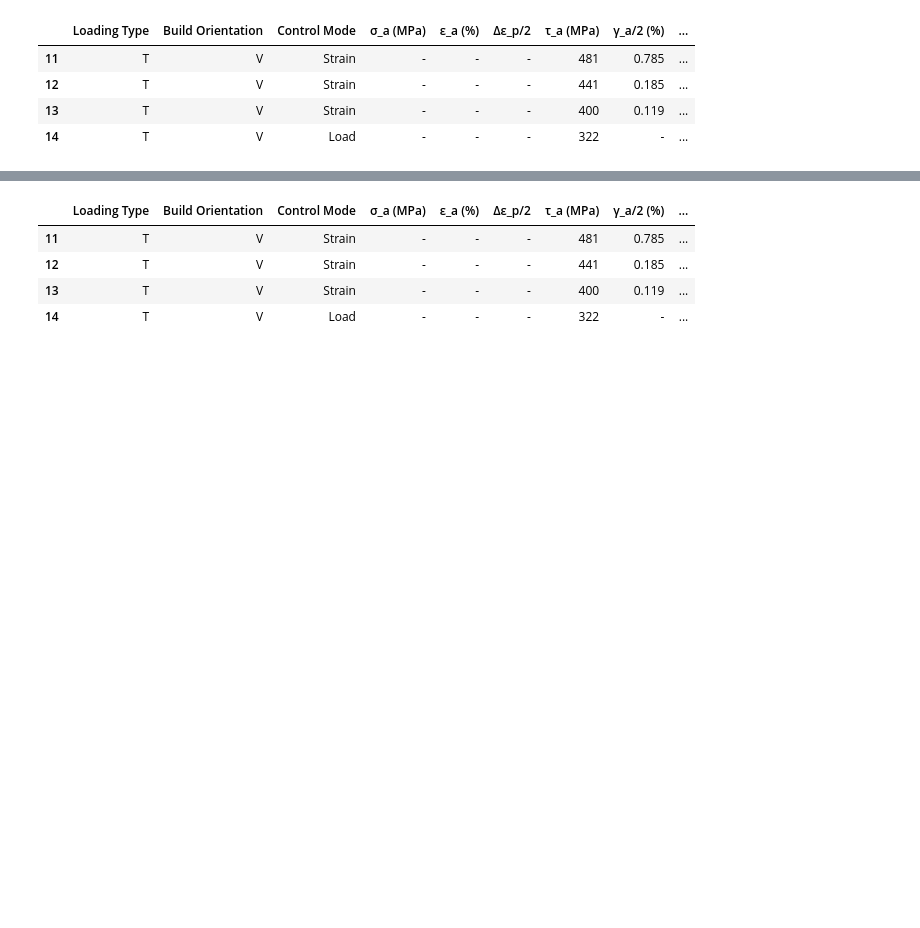
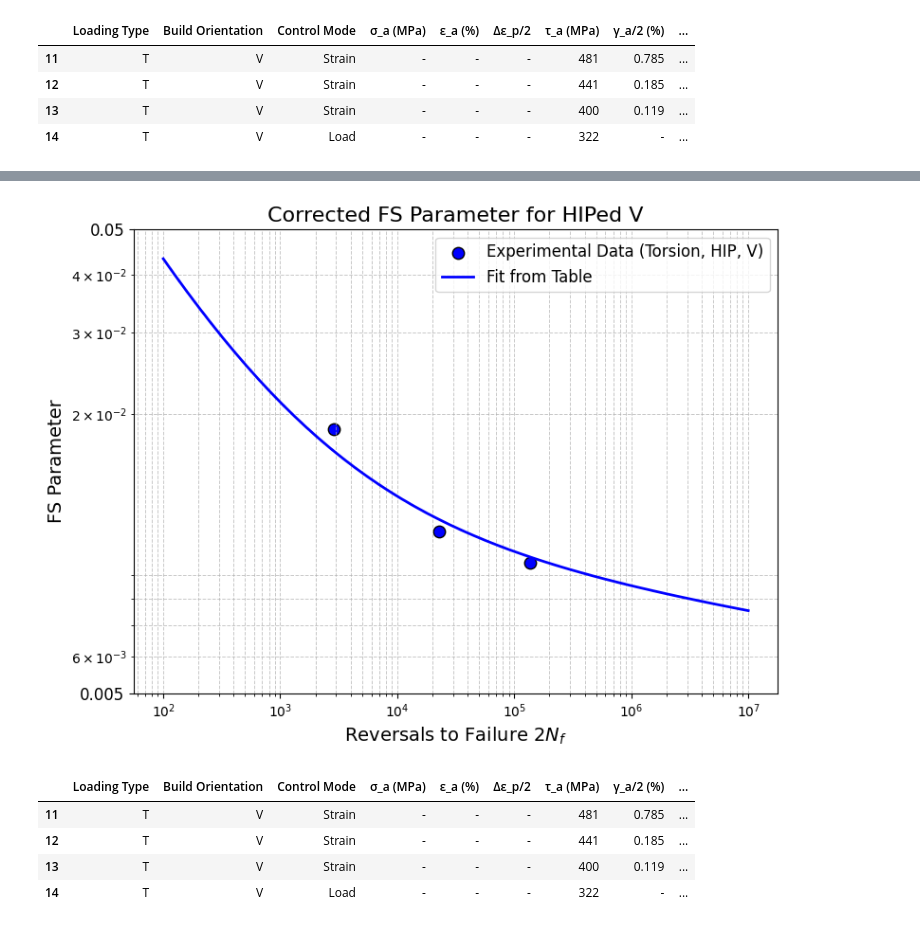
Before and after one commit to Anyi01/Project-VAL-modeling, a Jupyter notebook: FS parameters.ipynb, the cells around one changed output, grey strips where cells are left out. Cells and saved outputs as stored; diff of their text form; code cells hidden in the pictures; blank space fills up the shorter version.

Commit message:
Update FS parameters

```diff
--- a/FS parameters.ipynb
+++ b/FS parameters.ipynb
@@ -95,3 +45,78 @@ plt.show()
+# %%
+
+
+
+# Re-import necessary libraries after execution state reset
+import numpy as np
+import matplotlib.pyplot as plt
+import pandas as pd
+
+# Given material properties for HIPed V (from table)
+G               = 45.7 * 1e3    # Shear modulus in MPa (converted from GPa)
+sigma_y         = 886           # Yield strength in MPa
+tau_f_prime     = 683           # Shear fatigue strength coefficient in MPa
+b0              = -0.0417       # Shear fatigue strength exponent
+gamma_f_prime   = 0.4           # Shear fatigue ductility coefficient
+c0              = -0.481        # Shear fatigue ductility exponent
+k               = 1          # Material constant
+sigma_y         = 886
+
+# Recreate experimental dataset (manually extracted from table image)
+data = {
+    "2Nf (Reversals)": np.array([2872, 22686, 137362]),  # Fatigue life in reversals
+    "σa (MPa)": np.array([844, 784, 723]),  # Applied max normal stress in MPa
+    "Δγ (%)": np.array([0.934, 0.259, 0.166])  # Shear strain range as percentage
+}
+
+# Convert data to DataFrame
+filtered_data = pd.DataFrame(data)
+
+# Convert strain percentage to decimal values
+filtered_data["Δγ"] = 2*filtered_data["Δγ (%)"] / 100
+
+# Extract experimental values
+Nf_exp = filtered_data["2Nf (Reversals)"].values  # Reversals to failure
+delta_gamma_max_exp = filtered_data["Δγ"].values  # Normalized shear strain range
+sigma_n_max_exp = filtered_data["σa (MPa)"].values  # Maximum normal stress
+
+# Compute FS parameter using the correct formulation for each test condition
+FS_exp = (delta_gamma_max_exp / 2) * (1 + k * (sigma_n_max_exp / (G * delta_gamma_max_exp)))
+
+# Define a range for 2Nf (Reversals to failure) in log scale
+Nf_range = np.logspace(2, 7, num=50)  # 50 points between 10^2 and 10^7
+
+# Compute FS parameter theoretical fit curve
+FS_fit_corrected = (tau_f_prime / G) * (2 * Nf_range) ** b0 + gamma_f_prime * (2 * Nf_range) ** c0
+
+# Plot the corrected FS parameter vs fatigue life
+plt.figure(figsize=(8, 6))
+
+# Scatter plot for experimental FS parameter values
+plt.scatter(Nf_exp, FS_exp, marker="o", color='blue', s=80, edgecolors="black", label="Experimental Data (Torsion, HIP, V)")
+
+# Corrected fit curve from table
+plt.plot(Nf_range, FS_fit_corrected, label="Fit from Table", color="blue", linewidth=2)
+
+# Log scale for better visualization
+plt.xscale("log")
+plt.yscale("log")
+
+# Axis labels and title
+plt.xlabel("Reversals to Failure $2N_f$", fontsize=14)
+plt.ylabel("FS Parameter", fontsize=14)
+plt.title("Corrected FS Parameter for HIPed V", fontsize=16)
+
+plt.yticks([0.005, 0.05], labels=["0.005", "0.05"], fontsize=12)
+
+# Grid and legend
+plt.grid(which="both", linestyle="--", linewidth=0.7, alpha=0.7)
+plt.legend(fontsize=12)
+plt.tight_layout()
+
+# Show the corrected plot
+plt.show()
+# %% [output]
+[figure, added]
 # %%
 filtered_data_copy
 # %% [output]
```
Also changed, not shown: parts of 4 cells of this notebook.
